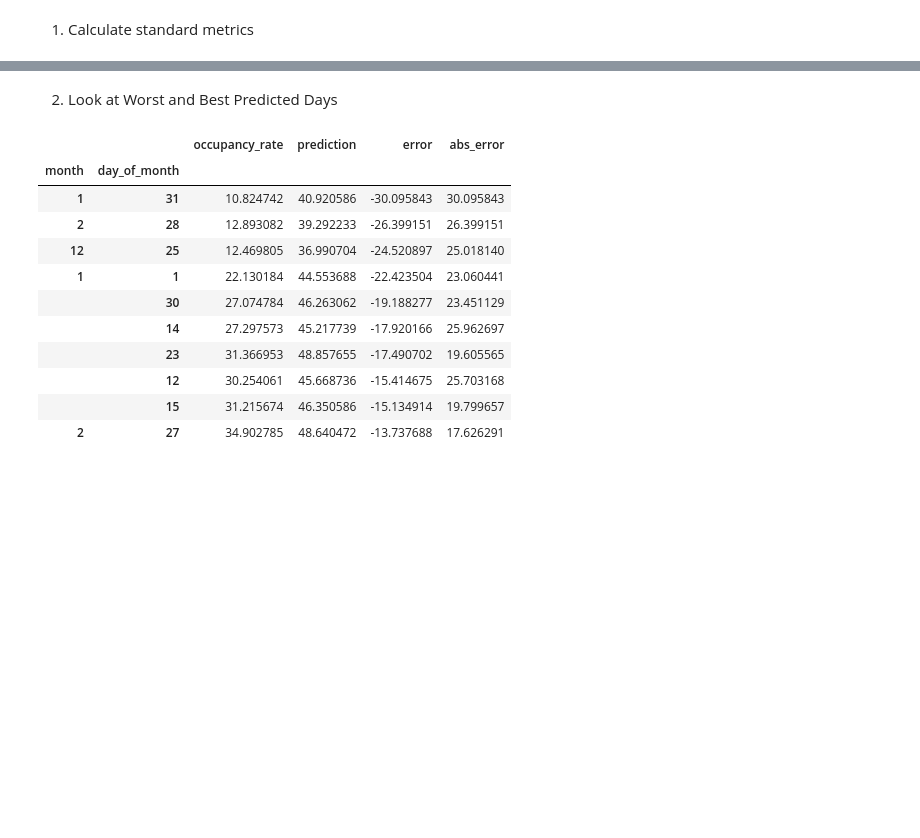
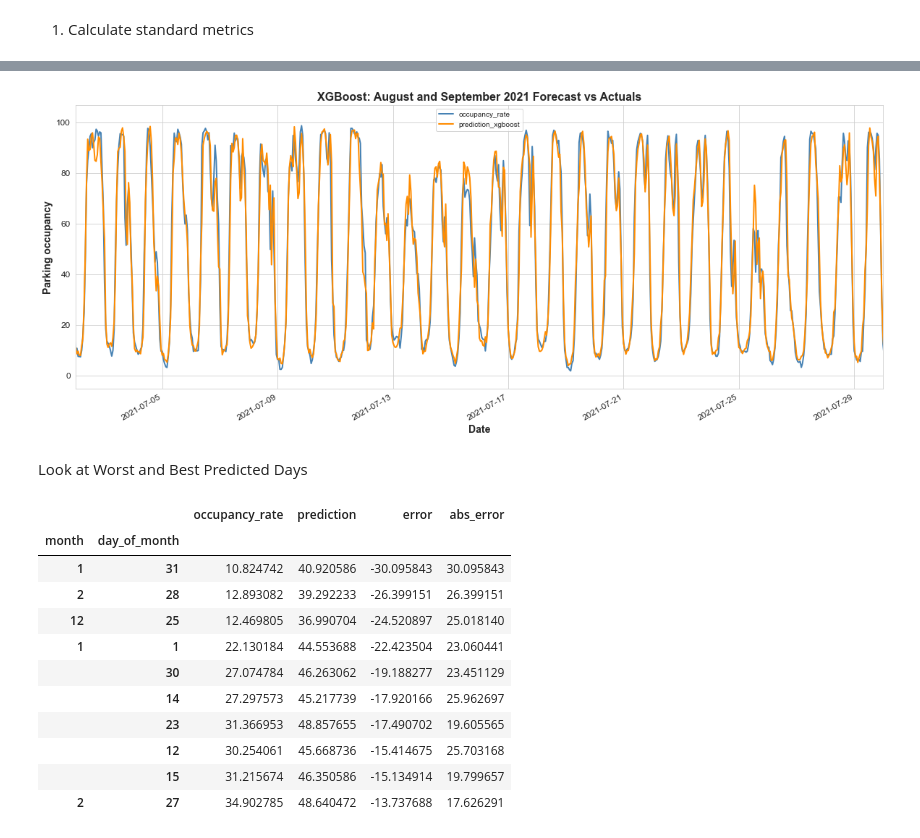
Before and after one commit to christopherkindl/start-hack-2021, a Jupyter notebook: 01_ml/time_series_model.ipynb, the cells around one changed output, grey strips where cells are left out. Drawn from its saved outputs; the diff is of its cells as text; code cells hidden in the pictures; blank space fills up the shorter version.

```diff
--- a/01_ml/time_series_model.ipynb
+++ b/01_ml/time_series_model.ipynb
@@ -886,5 +826,28 @@ print(round(mean_squared_error(y_true=df_test['occupancy_rate'][:date_filter], y
+# %%
+# Plot the forecast with the actuals
+model = 'prediction_xgboost'
+
+fig = plt.figure(figsize=(20,8));
+ax = fig.add_subplot(111);
+_ = df_all[['occupancy_rate', model]].plot(ax=ax, style=['-','-'], linewidth=2, color=['steelblue', 'darkorange'])
+
+ax.set_xbound(lower='2021-07-02', upper='2021-07-30')
+# plot = plt.suptitle('Autumn 2021 Forecast vs Actuals')
+plt.title('XGBoost: August and September 2021 Forecast vs Actuals',
+           fontsize = 16, weight = 'bold');
+plt.xlabel('Date', fontsize = 14, weight = 'bold');
+plt.ylabel('Parking occupancy', fontsize = 14, weight = 'bold');
+
+
+# save fig
+
+file = 'burgdorf_xgboost.png'
+plt.savefig('/Users/christopherkindl/working/start-hack-2021/05_visualisations_of_eda/' + file,
+           facecolor=fig.get_facecolor(), edgecolor='none');
+# %% [output]
+[figure, added]
 # %% [markdown]
-2) Look at Worst and Best Predicted Days
+Look at Worst and Best Predicted Days
 # %%
 # aggregate data
 df_test['error'] = df_test['occupancy_rate'] - df_test['prediction']
```
Also changed, not shown: parts of 52 cells of this notebook, 7 other files.
